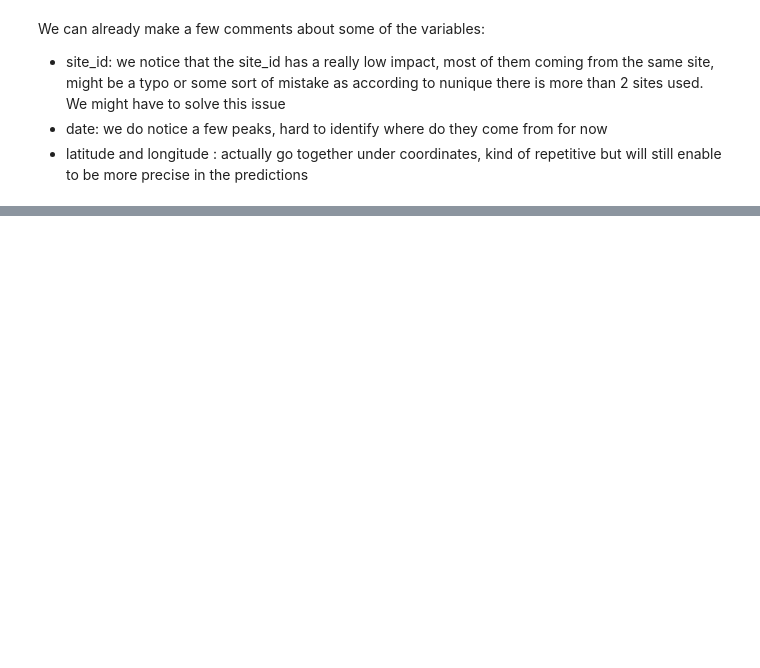
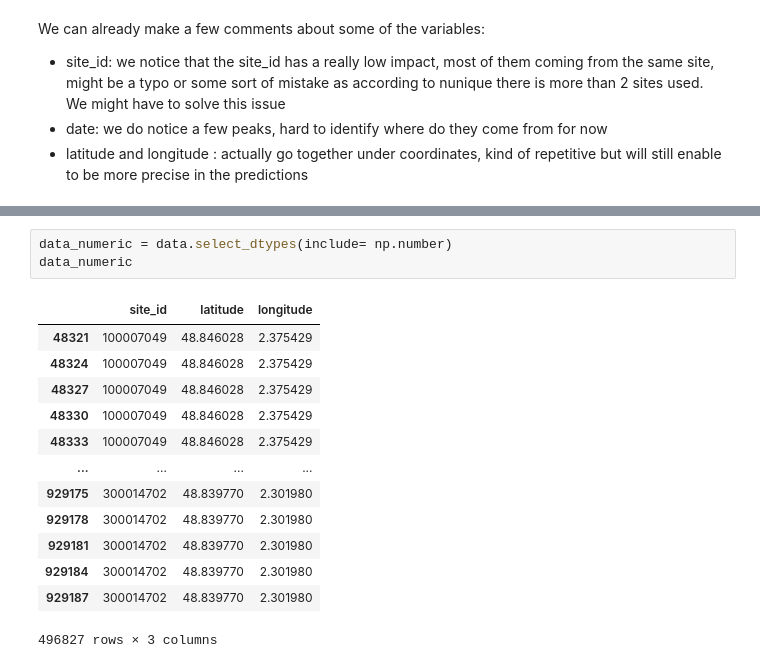
Before and after one commit to thom1100/bike_counters_, a Jupyter notebook: Data_optimization.ipynb, the cells around one changed output, grey strips where cells are left out. Drawn from its saved outputs; the diff is of its cells as text; blank space fills up the shorter version.

```diff
--- a/Data_optimization.ipynb
+++ b/Data_optimization.ipynb
@@ -94,0 +182,17 @@ We can already make a few comments about some of the variables:
+# %%
+data_numeric = data.select_dtypes(include= np.number)
+data_numeric
+# %% [output]
+|  | site_id | latitude | longitude |
+| 48321 | 100007049 | 48.846028 | 2.375429 |
+| 48324 | 100007049 | 48.846028 | 2.375429 |
+| 48327 | 100007049 | 48.846028 | 2.375429 |
+| 48330 | 100007049 | 48.846028 | 2.375429 |
+| 48333 | 100007049 | 48.846028 | 2.375429 |
+| ... | ... | ... | ... |
+| 929175 | 300014702 | 48.839770 | 2.301980 |
+| 929178 | 300014702 | 48.839770 | 2.301980 |
+| 929181 | 300014702 | 48.839770 | 2.301980 |
+| 929184 | 300014702 | 48.839770 | 2.301980 |
+| 929187 | 300014702 | 48.839770 | 2.301980 |
+496827 rows × 3 columns
```
Also changed, not shown: parts of 18 cells of this notebook.
